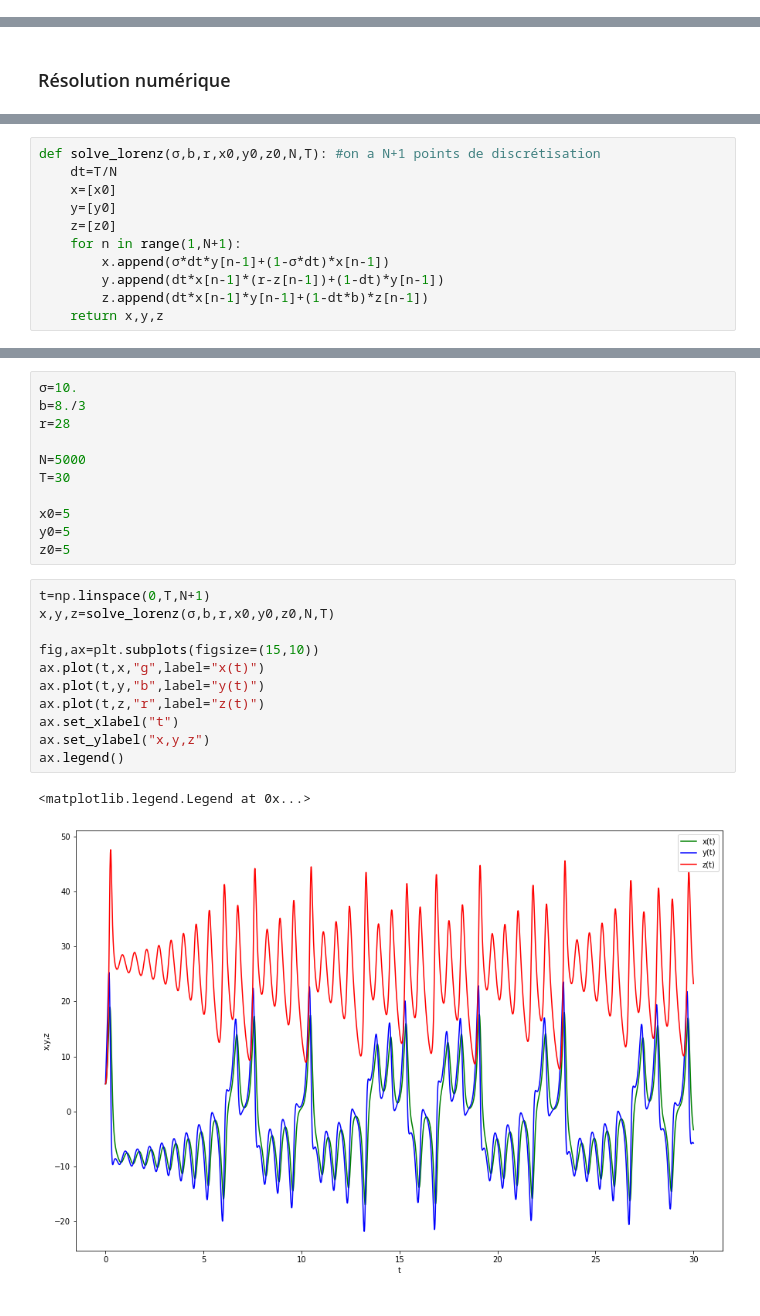
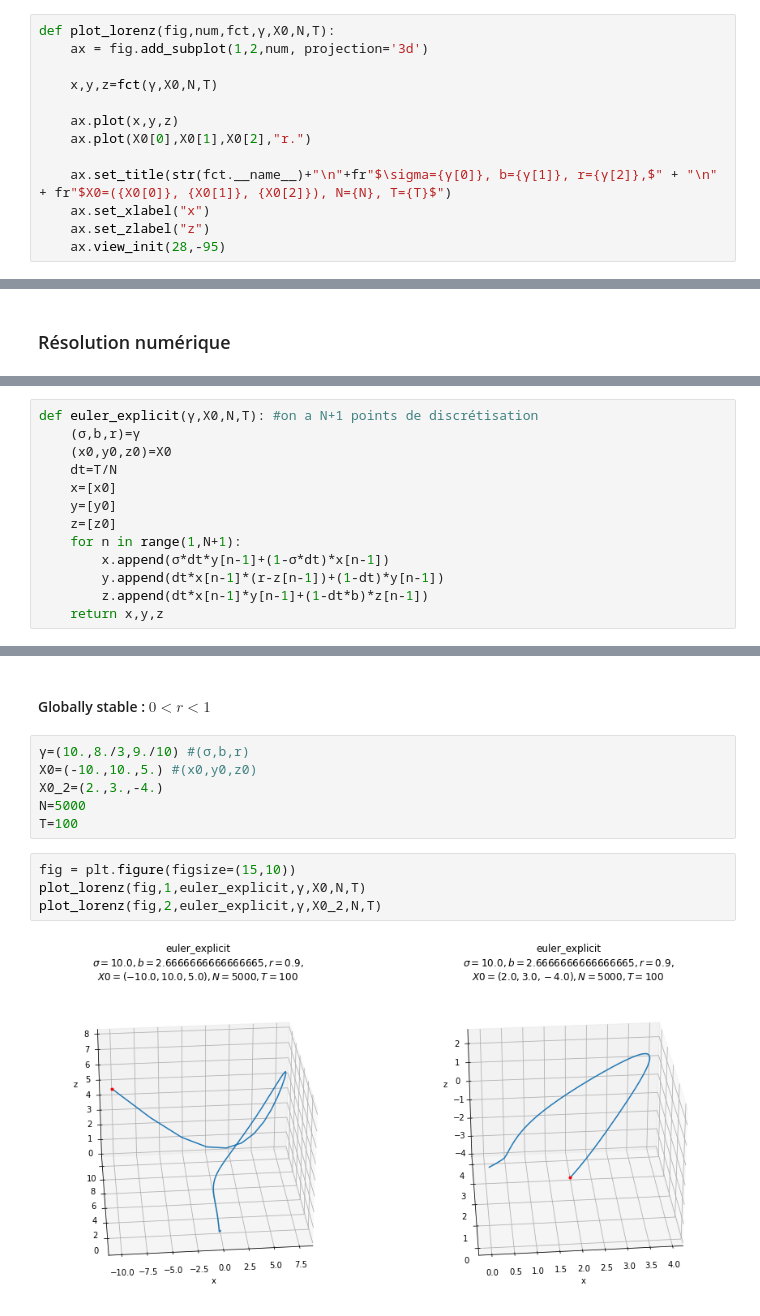
Before and after one commit to master-csmi/2022-m1-lorenz, a Jupyter notebook: resolution_lorenz.ipynb, the cells around one changed output, grey strips where cells are left out. Saved outputs shown, nothing was run; the diff lists cells and outputs as text.

Commit message:
Première partie : résolution de l'EDO par plusieurs méthodes
Implémentation de Euler explicite, Euler implicite et Runge Kutta à l'ordre 4 (+ajout d'une fonction pour plot en 3D)

```diff
--- a/resolution_lorenz.ipynb
+++ b/resolution_lorenz.ipynb
@@ -3 +23,14 @@
+# %%
+def plot_lorenz(fig,num,fct,γ,X0,N,T):
+    ax = fig.add_subplot(1,2,num, projection='3d')
+
+    x,y,z=fct(γ,X0,N,T)
+
+    ax.plot(x,y,z)
+    ax.plot(X0[0],X0[1],X0[2],"r.")
+
+    ax.set_title(str(fct.__name__)+"\n"+fr"$\sigma={γ[0]}, b={γ[1]}, r={γ[2]},$" + "\n" + fr"$X0=({X0[0]}, {X0[1]}, {X0[2]}), N={N}, T={T}$")
+    ax.set_xlabel("x")
+    ax.set_zlabel("z")
+    ax.view_init(28,-95)
 # %% [markdown]
@@ -60,5 +85,7 @@ import matplotlib.pyplot as plt
 # %%
-def solve_lorenz(σ,b,r,x0,y0,z0,N,T): #on a N+1 points de discrétisation
+def euler_explicit(γ,X0,N,T): #on a N+1 points de discrétisation
+    (σ,b,r)=γ
+    (x0,y0,z0)=X0
     dt=T/N
     x=[x0]
     y=[y0]
@@ -107,25 +98,14 @@ https://ftp.emc.ncep.noaa.gov/mmb/sref/Doc/lorenz_fcst.pdf
-# %%
-σ=10.
-b=8./3
-r=28
-
-N=5000
-T=30
-
-x0=5
-y0=5
-z0=5
-# %%
-t=np.linspace(0,T,N+1)
-x,y,z=solve_lorenz(σ,b,r,x0,y0,z0,N,T)
-
-fig,ax=plt.subplots(figsize=(15,10))
-ax.plot(t,x,"g",label="x(t)")
-ax.plot(t,y,"b",label="y(t)")
-ax.plot(t,z,"r",label="z(t)")
-ax.set_xlabel("t")
-ax.set_ylabel("x,y,z")
-ax.legend()
-# %% [output]
-<matplotlib.legend.Legend at 0x...>
-[figure, removed]
+# %% [markdown]
+#### Globally stable : $0<r<1$
+# %%
+γ=(10.,8./3,9./10) #(σ,b,r)
+X0=(-10.,10.,5.) #(x0,y0,z0)
+X0_2=(2.,3.,-4.)
+N=5000
+T=100
+# %%
+fig = plt.figure(figsize=(15,10))
+plot_lorenz(fig,1,euler_explicit,γ,X0,N,T)
+plot_lorenz(fig,2,euler_explicit,γ,X0_2,N,T)
+# %% [output]
+[figure, added]
```
Also changed, not shown: parts of 37 cells of this notebook.
